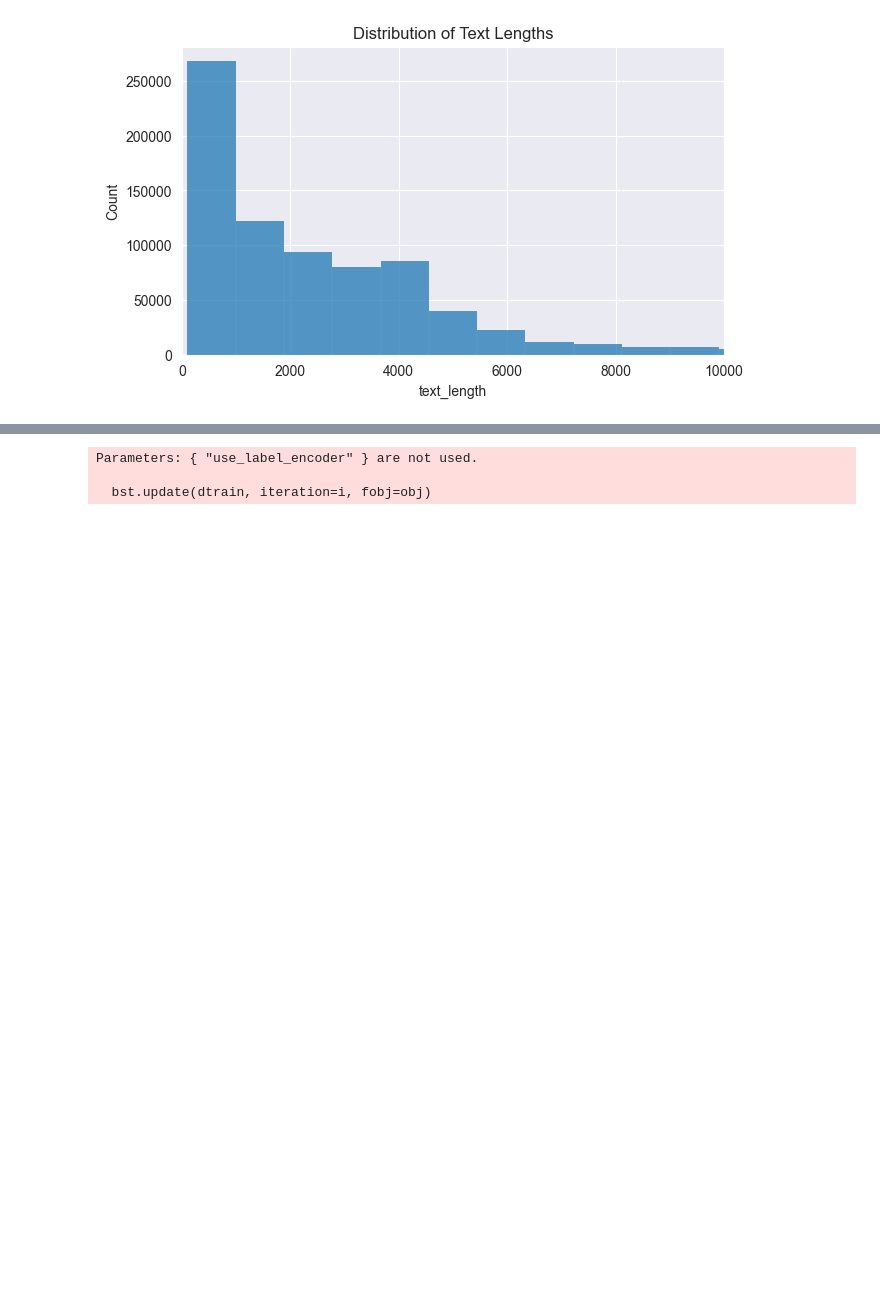
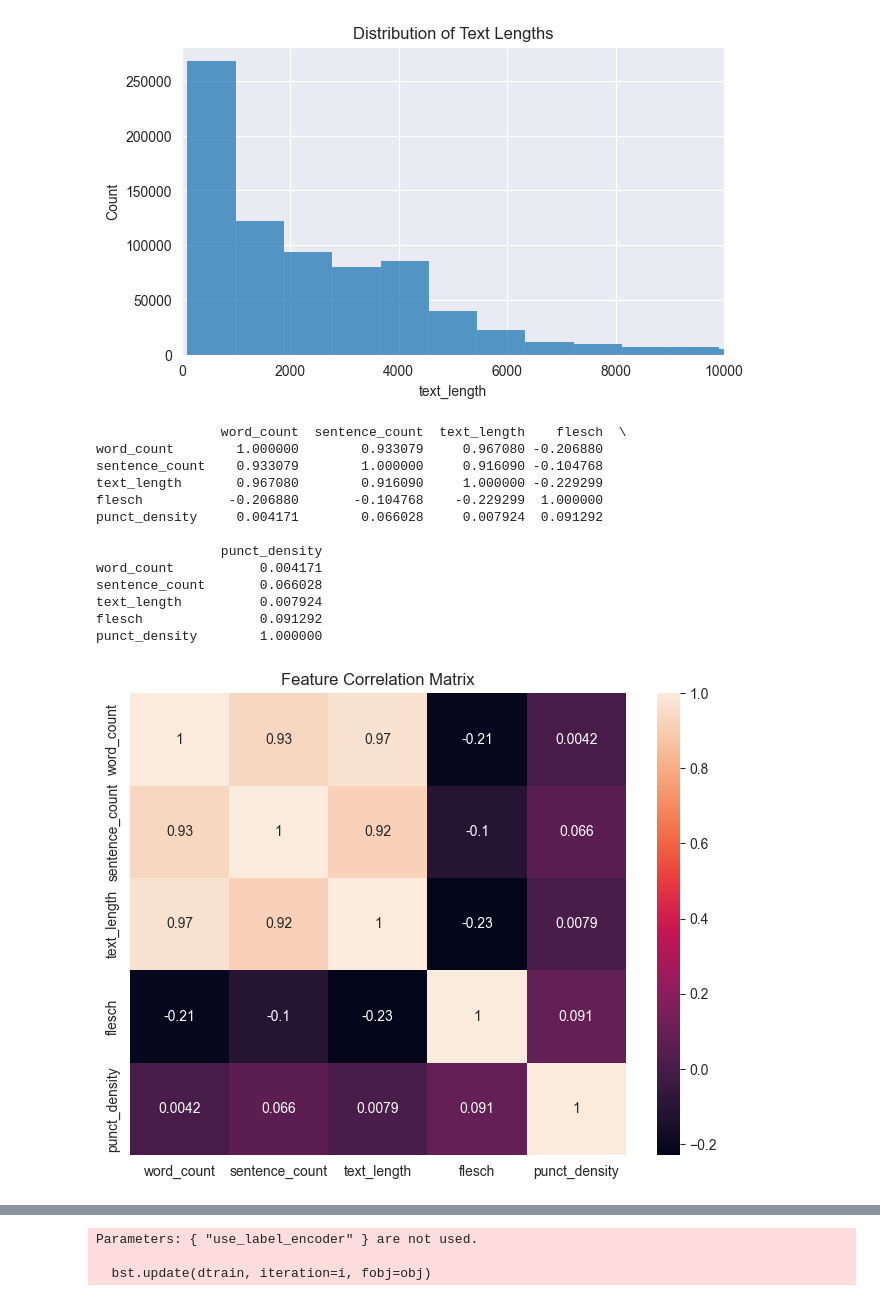
Before and after one commit to ayaans17/AIvHuman, a Jupyter notebook: AIvsHuman.ipynb, the cells around one changed output, grey strips where cells are left out. Cells and saved outputs as stored; diff of their text form; code cells hidden in the pictures; blank space fills up the shorter version.

```diff
--- a/AIvsHuman.ipynb
+++ b/AIvsHuman.ipynb
@@ -146,3 +146,30 @@ def punct_density(text):
 df['punct_density'] = df['text'].apply(punct_density)
 
 df.to_csv("C:\\Users\\17aya\\Downloads\\dataset\\final1.csv", index=False)
+# %%
+corr = df[['word_count', 'sentence_count', 'text_length',
+           'flesch', 'punct_density']].corr()
+
+print(corr)
+import seaborn as sns
+import matplotlib.pyplot as plt
+
+plt.figure(figsize=(8,6))
+sns.heatmap(corr, annot=True)
+plt.title("Feature Correlation Matrix")
+plt.show()
+# %% [output]
+                word_count  sentence_count  text_length    flesch  \
+word_count        1.000000        0.933079     0.967080 -0.206880
+sentence_count    0.933079        1.000000     0.916090 -0.104768
+text_length       0.967080        0.916090     1.000000 -0.229299
+flesch           -0.206880       -0.104768    -0.229299  1.000000
+punct_density     0.004171        0.066028     0.007924  0.091292
+
+                punct_density
+word_count           0.004171
+sentence_count       0.066028
+text_length          0.007924
+flesch               0.091292
+punct_density        1.000000
+[figure, added]
```
Also changed, not shown: parts of 14 cells of this notebook.
